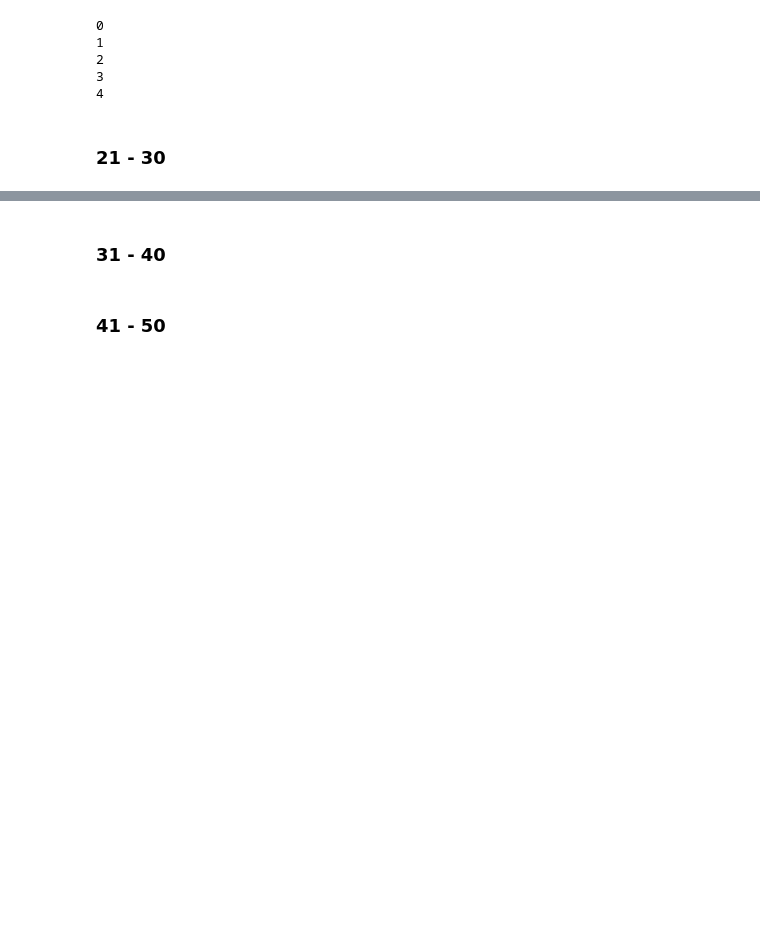
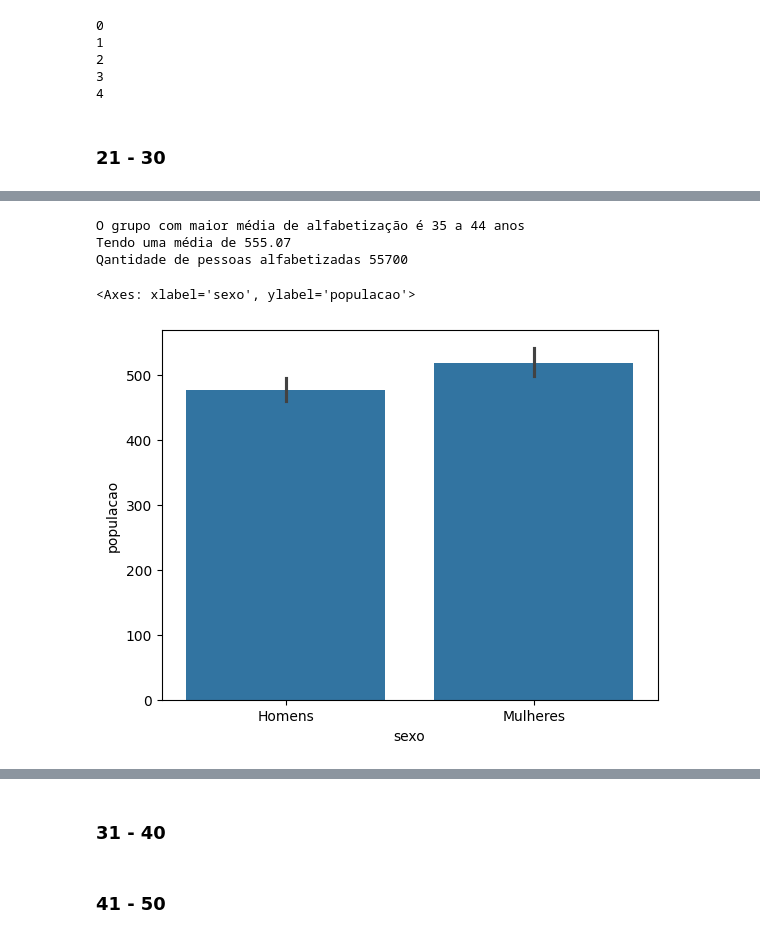
Before and after one commit to zicziczic/AlphabetizationAnalysis, a Jupyter notebook: ExerciciosComplementares.ipynb, the cells around one changed output, grey strips where cells are left out. Cells and saved outputs as stored; diff of their text form; code cells hidden in the pictures; blank space fills up the shorter version.

```diff
--- a/ExerciciosComplementares.ipynb
+++ b/ExerciciosComplementares.ipynb
@@ -97,0 +101,3 @@ for i in range(5): print(i)
+# %%
+df = pd.read_csv('./br_ibge_censo_2022_alfabetizacao_grupo_idade_sexo_raca.csv')
+df.head()
@@ -97,0 +159,13 @@ for i in range(5): print(i)
+# %%
+df_aux = df[df["alfabetizacao"] == "Alfabetizadas"]
+df_aux = df_aux[~df_aux["populacao"].isna()]
+df_aux["grupo_idade"].value_counts()
+medias_per_agegroup = {}
+
+for grupo in df_aux["grupo_idade"].unique():
+  df_aux_2 = df_aux[df_aux["grupo_idade"] == grupo]
+  media = df_aux_2["populacao"].sum()/len(df_aux_2["populacao"])
+
+  if ~np.isnan(media):
+    medias_per_agegroup[grupo] = round(float(media),2)
+medias_per_agegroup
@@ -97,0 +180,21 @@ for i in range(5): print(i)
+# %%
+alfabetizados = df[df["alfabetizacao"] == "Alfabetizadas"]
+dict_aux = {}
+for grupo in df["grupo_idade"].unique():
+  df_aux = df[df["grupo_idade"] == grupo]
+  alfabetizados_aux = alfabetizados[alfabetizados["grupo_idade"] == grupo]
+  dict_aux[grupo] = (alfabetizados_aux["populacao"].sum()/len(alfabetizados_aux["populacao"]))
+
+max_value = 0
+
+for item, value in dict_aux.items():
+  if value > max_value:
+    max_value = round(value,2)
+    max_item = item
+print("O grupo com maior média de alfabetização é", max_item)
+print("Tendo uma média de", max_value)
+print("Qantidade de pessoas alfabetizadas",len(alfabetizados[alfabetizados["grupo_idade"] == max_item]))
+# %% [output]
+O grupo com maior média de alfabetização é 35 a 44 anos
+Tendo uma média de 555.07
+Qantidade de pessoas alfabetizadas 55700
@@ -97,0 +204,13 @@ for i in range(5): print(i)
+# %%
+for grupo in df["sexo"].unique():
+  df_sexo = df[df["sexo"] == grupo]
+  #print(df_sexo["populacao"].mean())
+  df_alfabetizado = df_sexo[df_sexo["alfabetizacao"] == "Alfabetizadas"]
+  alfabetizados_por_sexo = df_alfabetizado["populacao"].sum()/len(df_sexo["populacao"])
+
+  #print("\n")
+df2 = df[df["alfabetizacao"] == "Alfabetizadas"]
+sns.barplot(x="sexo", y="populacao", data=df2)
+# %% [output]
+<Axes: xlabel='sexo', ylabel='populacao'>
+[figure, added]
```
Also changed, not shown: parts of 10 cells of this notebook.
